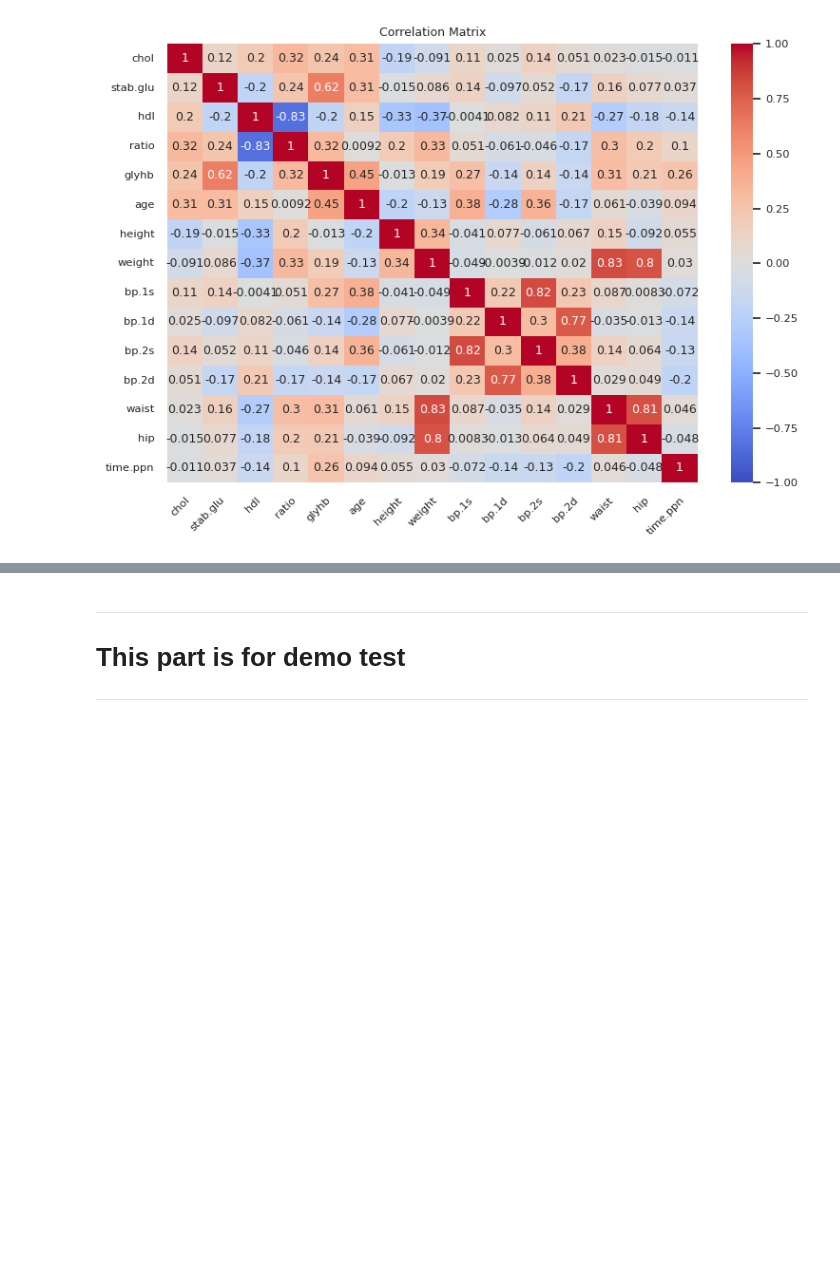
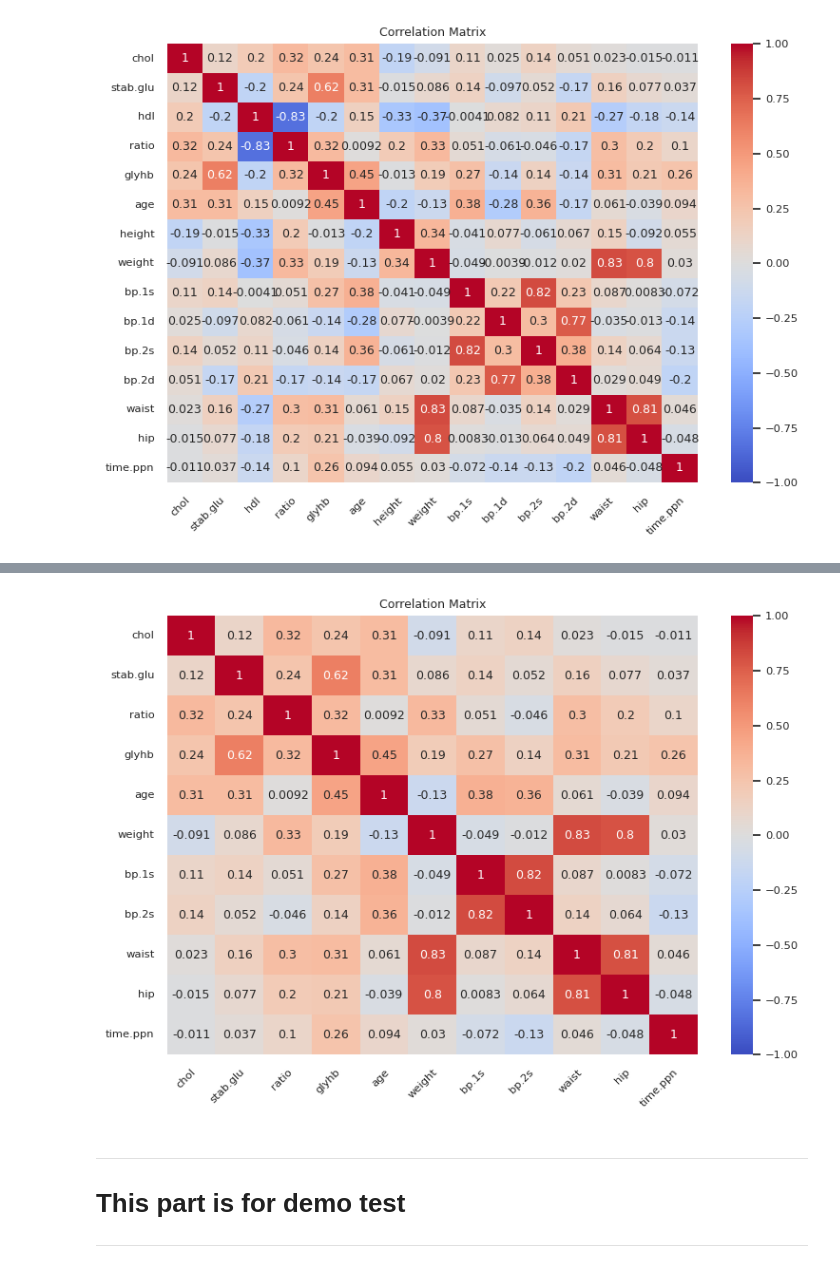
Before and after one commit to Thaer-F-Ali/Logistitc_Regression_Implimitation, a Jupyter notebook: logistic_regression_implimintaion.ipynb, the cells around one changed output, grey strips where cells are left out. Saved outputs shown, nothing was run; the diff lists cells and outputs as text; code cells hidden in the pictures; blank space fills up the shorter version.

```diff
--- a/logistic_regression_implimintaion.ipynb
+++ b/logistic_regression_implimintaion.ipynb
@@ -294,0 +373,3 @@ plt.show()
+# %%
+diat_data_corr = diab_data_corr.drop('height', axis=1)
+diat_data_corr.head()
@@ -295,3 +383,17 @@ plt.show()
+# %%
+# printing heatmap to check there is no correlatioun less than 0
+corr1 = diat_data_corr.corr('spearman')
+plt.figure(figsize=(9,6))
+sns.set(font_scale=0.75)
+ax = sns.heatmap(corr1, vmin=-1, center=0, vmax=1, annot=True, cmap='coolwarm')
+# Rotate x-axis labels (column names)
+plt.setp(ax.get_xticklabels(), rotation=45, ha="right", rotation_mode="anchor")
+# Rotate y-axis labels (column names)
+plt.setp(ax.get_yticklabels(), rotation=0)
+plt.title('Correlation Matrix')
+plt.show()
+# %% [output]
+[figure, added]
 # %% [markdown]
 
 
```
Also changed, not shown: parts of 10 cells of this notebook.
